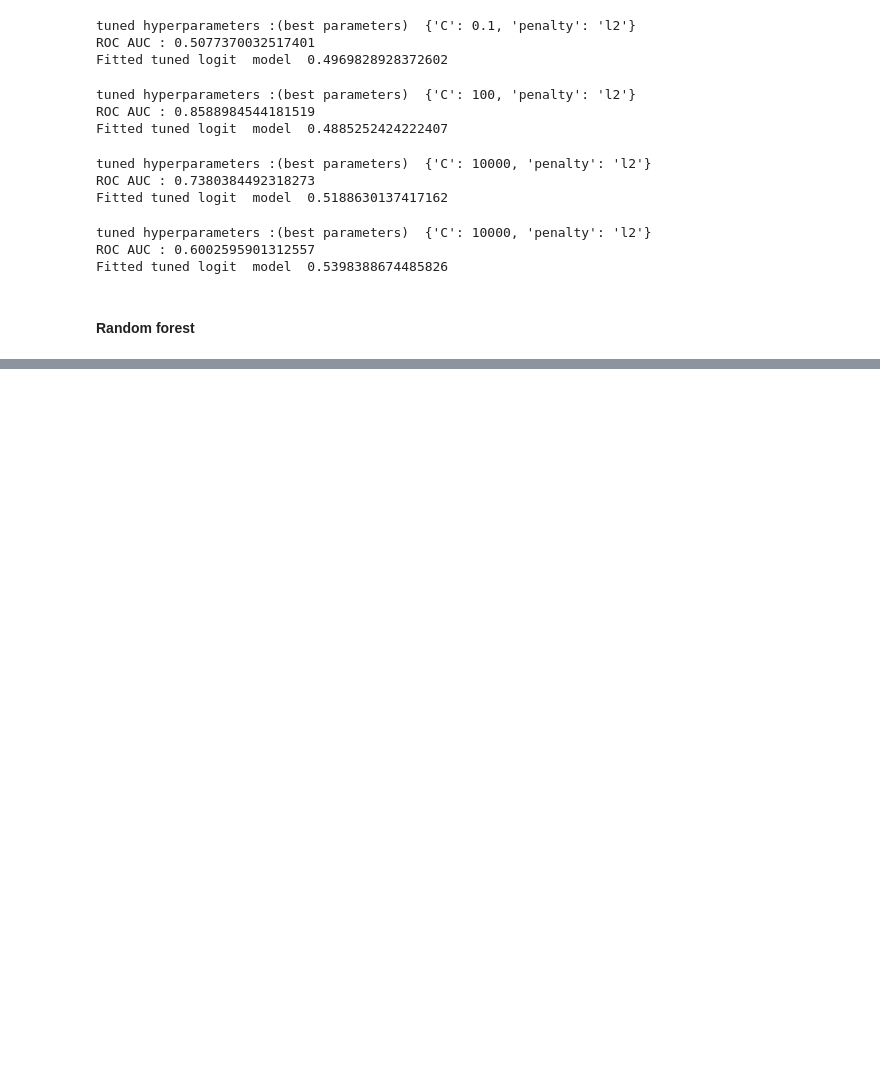
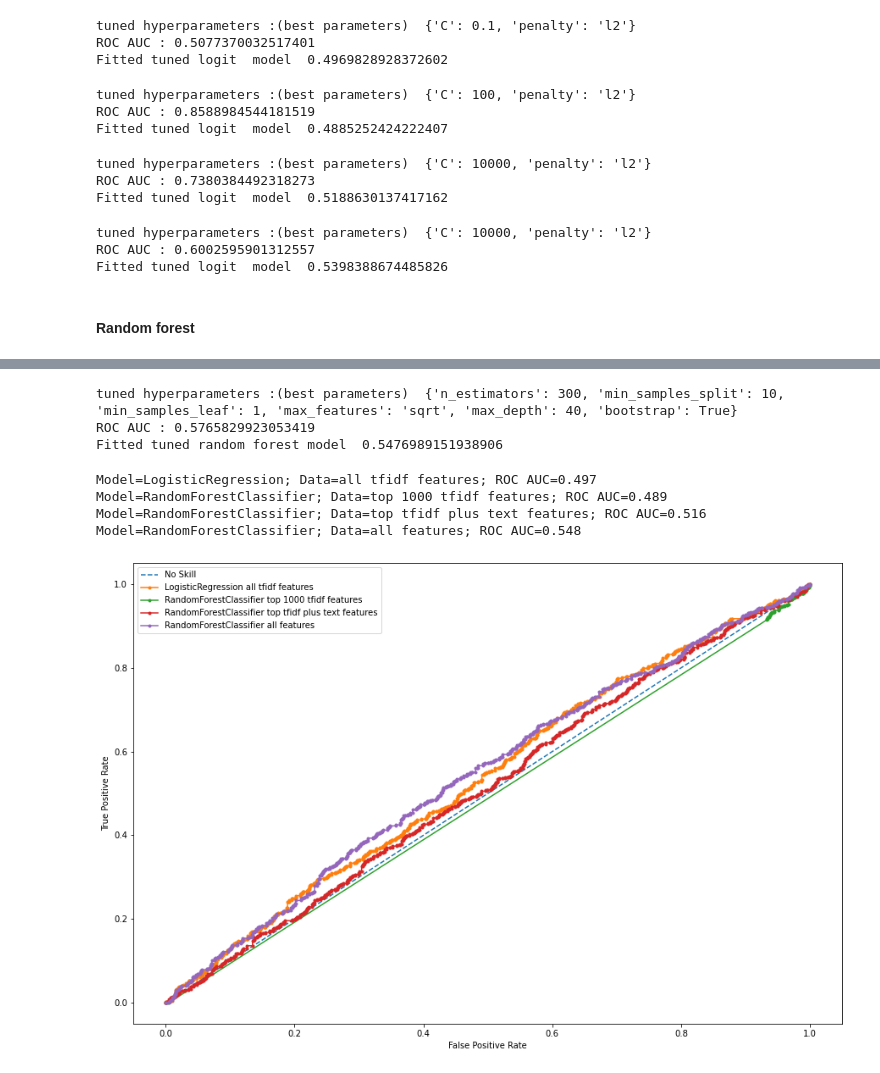
Before and after one commit to hanna-freuden/MusicLyrics, a Jupyter notebook: MusicLyrics - Modelling - Part 1.ipynb, the cells around one changed output, grey strips where cells are left out. Cells and saved outputs as stored; diff of their text form; code cells hidden in the pictures; blank space fills up the shorter version.

```diff
--- a/MusicLyrics - Modelling - Part 1.ipynb
+++ b/MusicLyrics - Modelling - Part 1.ipynb
@@ -438,6 +438,7 @@ def fit_tuned_lr_model(model):
     print("tuned hyperparameters :(best parameters) ", model.best_params_)
     print("ROC AUC :", model.best_score_)
     print("Fitted tuned logit  model ", roc_auc)
+    return logisticCV,roc_auc, fpr, tpr
 # %%
 #Logistic Classifier on tfidf features only
 X_train, X_test, y_train, y_test = train_test_split(X_tfidf,y, test_size=0.33, random_state=42)
@@ -546,8 +547,9 @@ def fit_tuned_rf_model(model):
         # keep probabilities for the positive outcome only
     probs = probs[:, 1]
     roc_auc=roc_auc_score(y_test, probs)
-
+    fpr, tpr, _ = roc_curve(y_test, probs)
     print("Fitted tuned random forest model ", roc_auc)
+    return modelCV, roc_auc, fpr, tpr
 # %%
 #Random forest classifier on top 1000 features
 X_train, X_test, y_train, y_test = train_test_split(X_1000,y, test_size=0.33, random_state=42)
@@ -606,43 +609,57 @@ pickle.dump(rf, open(filename, 'wb'))
 # %%
 #fit tuned model
 rf_fit_all=fit_tuned_rf_model(rf)
+# %% [output]
+tuned hyperparameters :(best parameters)  {'n_estimators': 300, 'min_samples_split': 10, 'min_samples_leaf': 1, 'max_features': 'sqrt', 'max_depth': 40, 'bootstrap': True}
+ROC AUC : 0.5765829923053419
+Fitted tuned random forest model  0.5476989151938906
 # %%
 #drawing roc curve and auc
 
 
 from matplotlib import pyplot
 
 # generate a no skill prediction (majority class)
 ns_probs = [0 for _ in range(len(y_test))]
 
 ## plot the roc curve: start with no skill prediction
 fig, ax = plt.subplots(figsize=(15, 10))
 ns_auc = roc_auc_score(y_test, ns_probs) #no skill
 ns_fpr, ns_tpr, _ = roc_curve(y_test, ns_probs)
 plt.plot(ns_fpr, ns_tpr, linestyle='--', label='No Skill')
 
 
 #draw roc curves for tuned models
 def draw_roc_curve(model, label):
-
-    #get predicted probabilities
-    probs=model.predict_proba(X_test)[:,1]
-    # calculate roc auc scores
-
-    auc = roc_auc_score(y_test, probs)
+    model_name=type(model[0]).__name__
+    # retrieve roc auc scores
+    auc = model[1]
     # calculate roc curves
     # get tpr, fpr
-    fpr, tpr, _ = roc_curve(y_test, probs)
-    print('Model=%s: ROC AUC=%.3f' % (label, auc))
-    plt.plot(fpr, tpr, marker='.', label=label)
+    fpr=model[2]
+    tpr=model[3]
+    print('Model=%s; Data=%s; ROC AUC=%.3f' % (model_name, label, auc))
+    lab=model_name+" "+label
+    plt.plot(fpr, tpr, marker='.', label=lab)
 
-draw_roc_curve(logisticCV, 'Logistic regression, tuned')
-draw_roc_curve(rfCV, 'Random forest, tuned')
+
+model_dict={'all tfidf features':lr_fit_tfidf, 'top 1000 tfidf features': lr_fit_1000, 'top tfidf plus text features': lr_fit_text,'all features': lr_fit_all, 'top 1000 tfidf features': rf_fit_1000, 'top tfidf plus text features': rf_fit_text,'all features': rf_fit_all}
+
+
+#WHY CAN I NOT DRAW ALL LINES IN ONE GRAPH USING A LOOP?
+for k,v in model_dict.items():
+    draw_roc_curve(v,k)
 
 # axis labels
 plt.xlabel('False Positive Rate')
 plt.ylabel('True Positive Rate')
 # show the legend
 plt.legend()
 # show the plot
 plt.show()
+# %% [output]
+Model=LogisticRegression; Data=all tfidf features; ROC AUC=0.497
+Model=RandomForestClassifier; Data=top 1000 tfidf features; ROC AUC=0.489
+Model=RandomForestClassifier; Data=top tfidf plus text features; ROC AUC=0.516
+Model=RandomForestClassifier; Data=all features; ROC AUC=0.548
+[figure, added]
```
Also changed, not shown: parts of 5 cells of this notebook.
